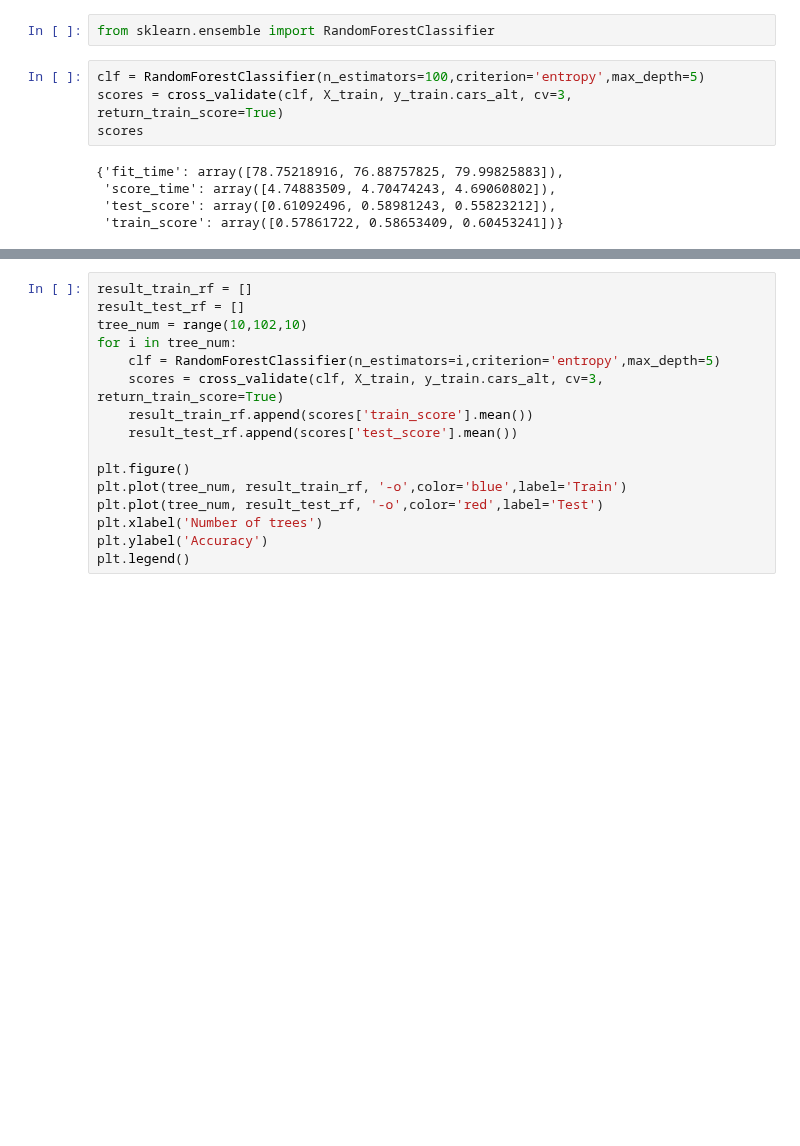
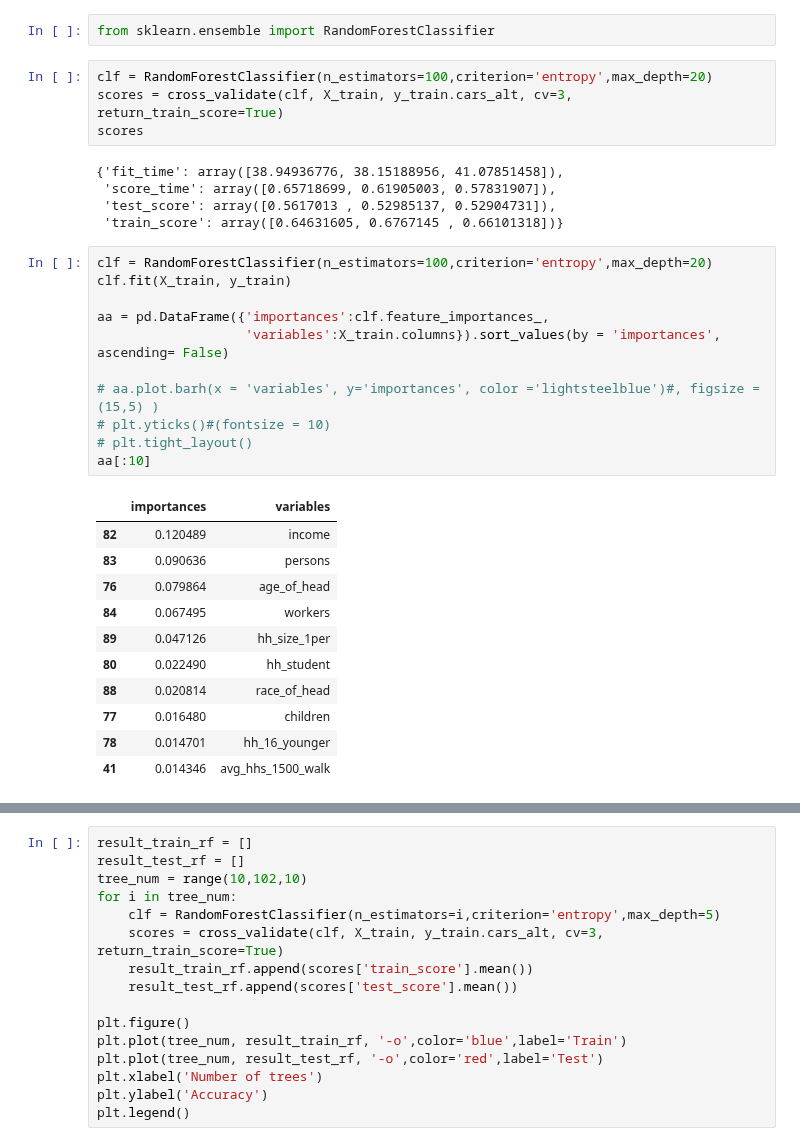
Before and after one commit to ual/ual_model_workspace, a Jupyter notebook: spring-2019-models/notebooks-juan/ML_Car_Ownership.ipynb, the cells around one changed output, grey strips where cells are left out. Drawn from its saved outputs; the diff is of its cells as text; blank space fills up the shorter version.

Commit message:
data cleaned

```diff
--- a/spring-2019-models/notebooks-juan/ML_Car_Ownership.ipynb
+++ b/spring-2019-models/notebooks-juan/ML_Car_Ownership.ipynb
@@ -673,11 +339,34 @@ clf.score(X_test, y_test)
 # %%
 from sklearn.ensemble import RandomForestClassifier
 # %%
-clf = RandomForestClassifier(n_estimators=100,criterion='entropy',max_depth=5)
+clf = RandomForestClassifier(n_estimators=100,criterion='entropy',max_depth=20)
 scores = cross_validate(clf, X_train, y_train.cars_alt, cv=3, return_train_score=True)
 scores
 # %% [output]
-{'fit_time': array([78.75218916, 76.88757825, 79.99825883]),
- 'score_time': array([4.74883509, 4.70474243, 4.69060802]),
- 'test_score': array([0.61092496, 0.58981243, 0.55823212]),
- 'train_score': array([0.57861722, 0.58653409, 0.60453241])}
+{'fit_time': array([38.94936776, 38.15188956, 41.07851458]),
+ 'score_time': array([0.65718699, 0.61905003, 0.57831907]),
+ 'test_score': array([0.5617013 , 0.52985137, 0.52904731]),
+ 'train_score': array([0.64631605, 0.6767145 , 0.66101318])}
+# %%
+clf = RandomForestClassifier(n_estimators=100,criterion='entropy',max_depth=20)
+clf.fit(X_train, y_train)
+
+aa = pd.DataFrame({'importances':clf.feature_importances_,
+                   'variables':X_train.columns}).sort_values(by = 'importances', ascending= False)
+
+# aa.plot.barh(x = 'variables', y='importances', color ='lightsteelblue')#, figsize =(15,5) )
+# plt.yticks()#(fontsize = 10)
+# plt.tight_layout()
+aa[:10]
+# %% [output]
+|  | importances | variables |
+| 82 | 0.120489 | income |
+| 83 | 0.090636 | persons |
+| 76 | 0.079864 | age_of_head |
+| 84 | 0.067495 | workers |
+| 89 | 0.047126 | hh_size_1per |
+| 80 | 0.022490 | hh_student |
+| 88 | 0.020814 | race_of_head |
+| 77 | 0.016480 | children |
+| 78 | 0.014701 | hh_16_younger |
+| 41 | 0.014346 | avg_hhs_1500_walk |
```
Also changed, not shown: parts of 76 cells of this notebook.
